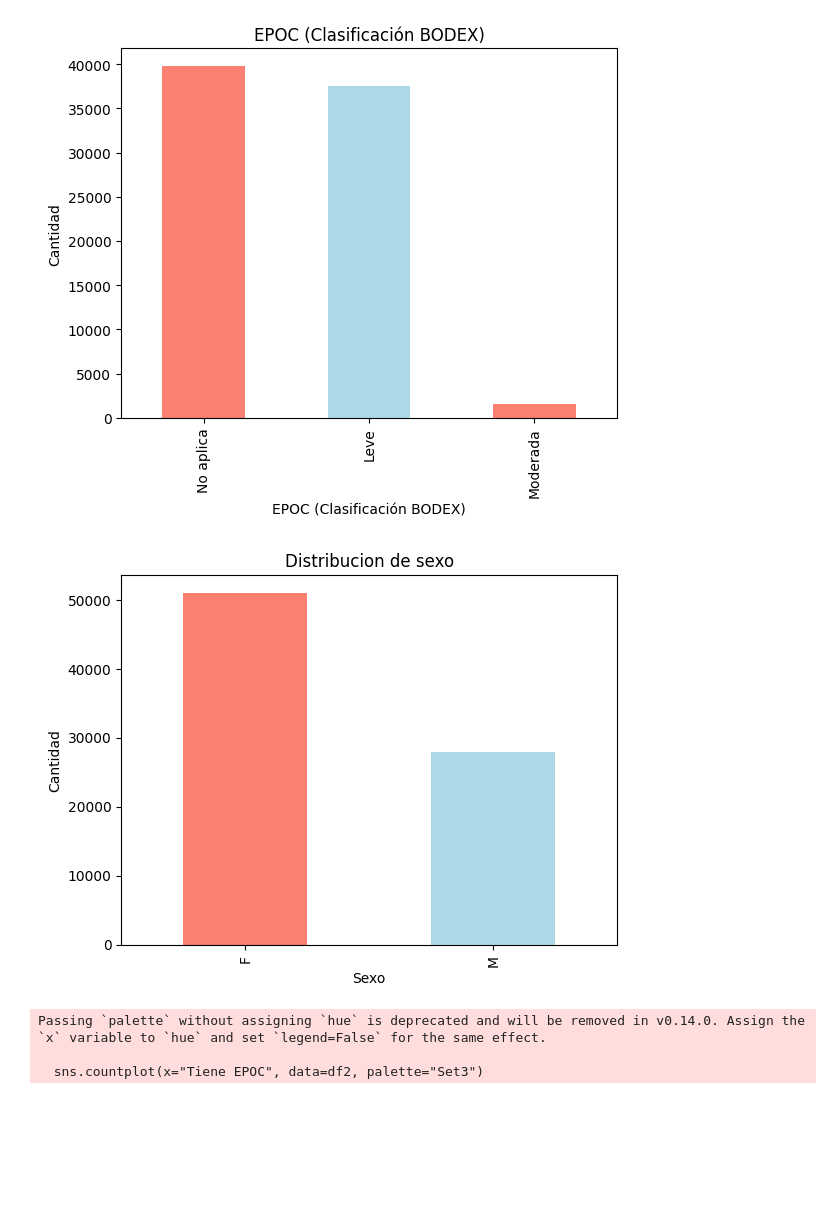
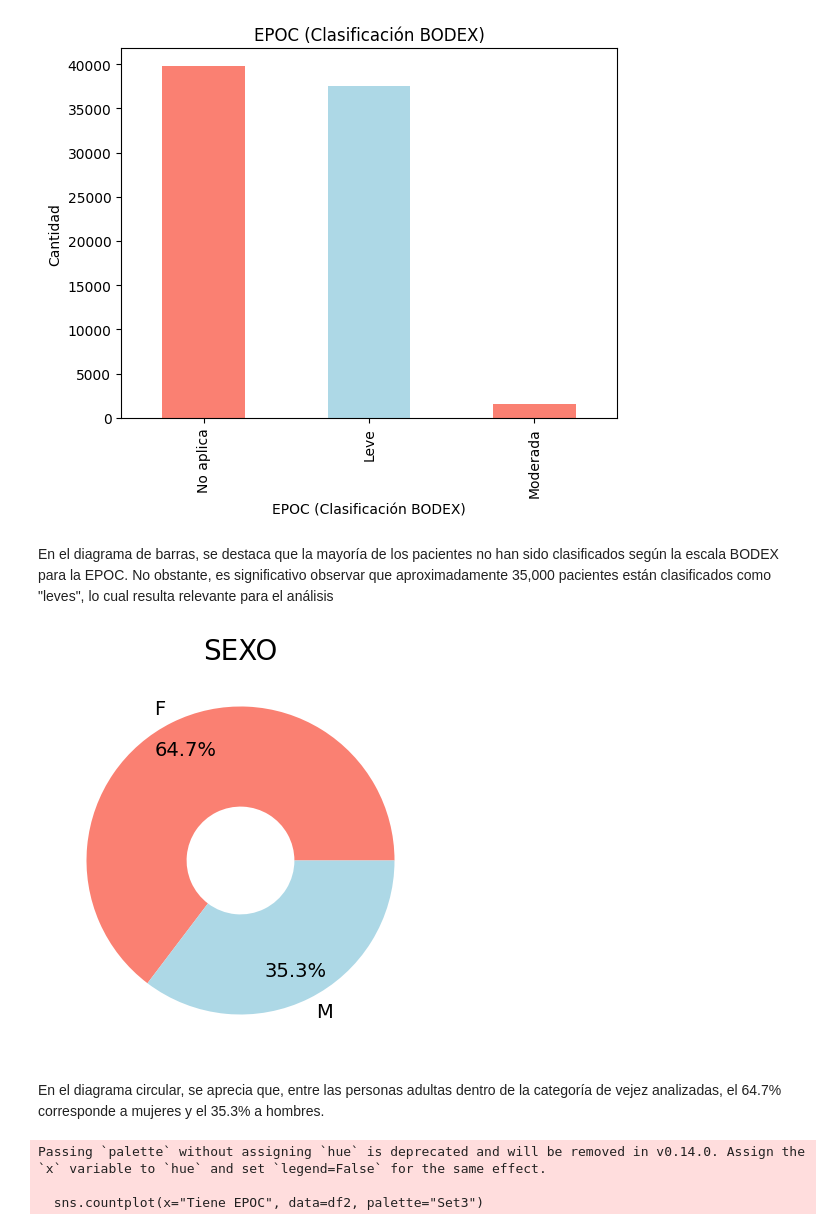
Before and after one commit to andresquinttero/Salud_Grupo4, a Jupyter notebook: analisis.ipynb, the cells around one changed output. Saved outputs shown, nothing was run; the diff lists cells and outputs as text; code cells hidden in the pictures; blank space fills up the shorter version.

```diff
--- a/analisis.ipynb
+++ b/analisis.ipynb
@@ -339,15 +343,19 @@ plt.ylabel("Cantidad")
 plt.show()
 # %% [output]
 [figure]
-# %%
-#analisis exploratorio de datos de la base de datos df2    categoricas en una misma grafica de colores
-df2["SEXO"].value_counts().plot(kind="bar",color=["salmon","lightblue"])
-plt.title("Distribucion de sexo")
-plt.xlabel("Sexo")
-plt.ylabel("Cantidad")
-plt.show()
-# %% [output]
-[figure, removed]
+# %% [markdown]
+En el diagrama de barras, se destaca que la mayoría de los pacientes no han sido clasificados según la escala BODEX para la EPOC. No obstante, es significativo observar que aproximadamente 35,000 pacientes están clasificados como "leves", lo cual resulta relevante para el análisis
+# %%
+#diagrama circular tipo DONA con la columna SEXO con colores
+df2["SEXO"].value_counts().plot(kind="pie",autopct='%1.1f%%',figsize=(5,5),pctdistance=0.8, wedgeprops=dict(width=0.65),textprops={'fontsize': 14},colors=["salmon","lightblue"])
+plt.title("SEXO",fontsize=20)
+plt.ylabel("")
+plt.show()
+# %% [output]
+[figure, added]
+# %% [markdown]
+
+En el diagrama circular, se aprecia que, entre las personas adultas dentro de la categoría de vejez analizadas, el 64.7% corresponde a mujeres y el 35.3% a hombres.
 # %%
 # SERVICIO HABILITADO barplot de las variables de la base de datos df2 con colores directamente proporcionales a la variable
 plt.figure(figsize=(15,8))
```
Also changed, not shown: parts of 15 cells of this notebook.
